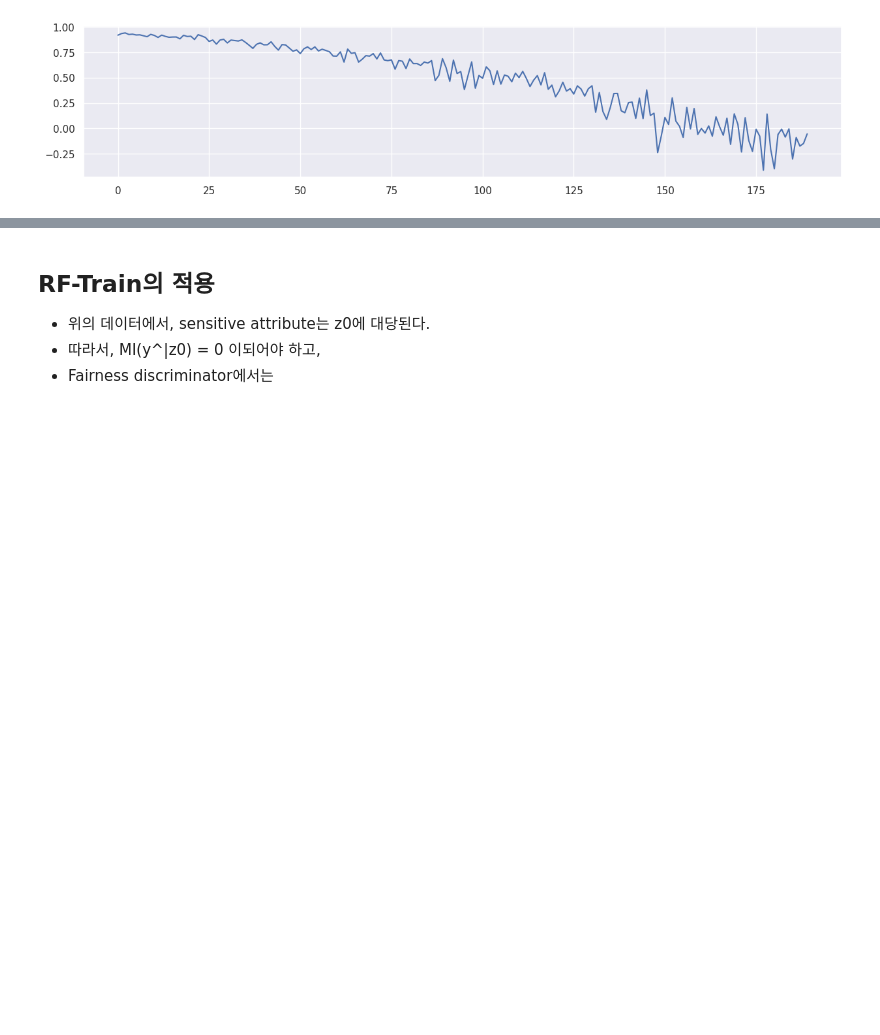
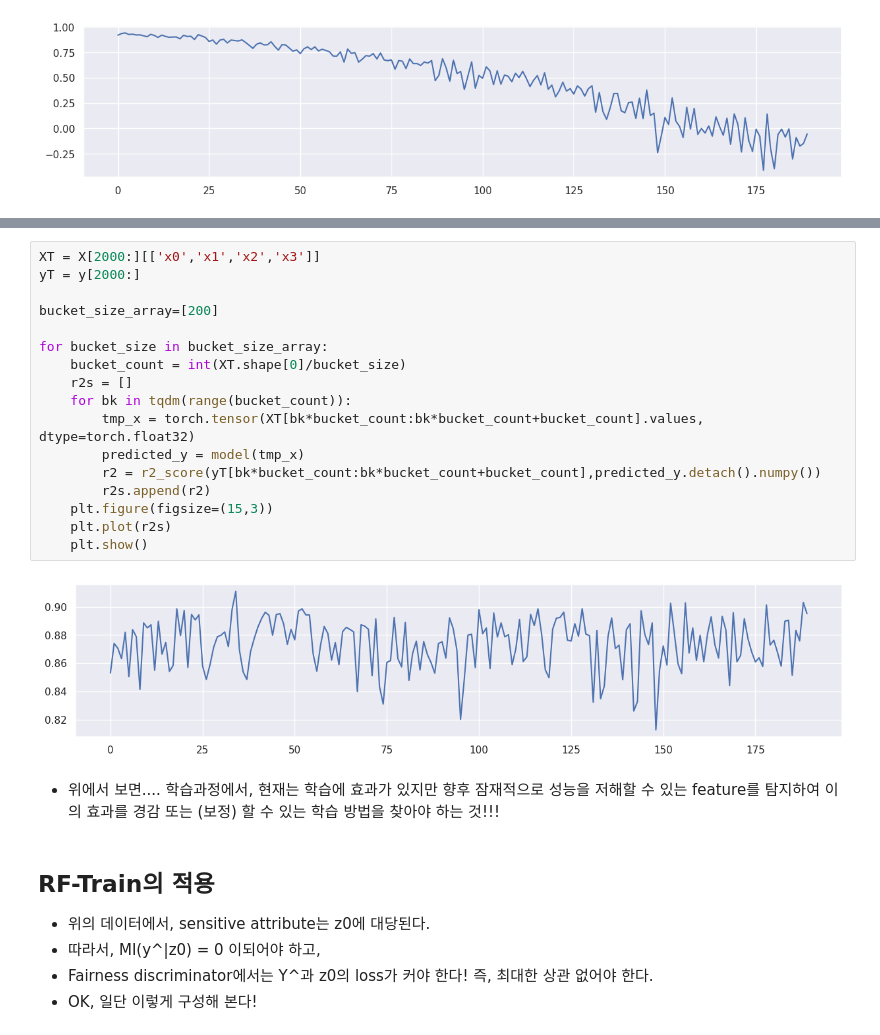
Before and after one commit to dolmani38/concept_drift, a Jupyter notebook: 230409.ipynb, the cells around one changed output, grey strips where cells are left out. Cells and saved outputs as stored; diff of their text form; blank space fills up the shorter version.

```diff
--- a/230409.ipynb
+++ b/230409.ipynb
@@ -360,6 +436,28 @@ for bucket_size in bucket_size_array:
+# %%
+XT = X[2000:][['x0','x1','x2','x3']]
+yT = y[2000:]
+
+bucket_size_array=[200]
+
+for bucket_size in bucket_size_array:
+    bucket_count = int(XT.shape[0]/bucket_size)
+    r2s = []
+    for bk in tqdm(range(bucket_count)):
+        tmp_x = torch.tensor(XT[bk*bucket_count:bk*bucket_count+bucket_count].values, dtype=torch.float32)
+        predicted_y = model(tmp_x)
+        r2 = r2_score(yT[bk*bucket_count:bk*bucket_count+bucket_count],predicted_y.detach().numpy())
+        r2s.append(r2)
+    plt.figure(figsize=(15,3))
+    plt.plot(r2s)
+    plt.show()
+# %% [output]
+[figure, added]
+# %% [markdown]
++ 위에서 보면.... 학습과정에서, 현재는 학습에 효과가 있지만 향후 잠재적으로 성능을 저해할 수 있는 feature를 탐지하여 이의 효과를 경감 또는 (보정) 할 수 있는 학습 방법을 찾아야 하는 것!!!
 # %% [markdown]
 ## RF-Train의 적용
 
 + 위의 데이터에서, sensitive attribute는 z0에 대당된다.
 + 따라서, MI(y^|z0) = 0 이되어야 하고,
-+ Fairness discriminator에서는
++ Fairness discriminator에서는  Y^과 z0의 loss가 커야 한다! 즉, 최대한 상관 없어야 한다.
++ OK, 일단 이렇게 구성해 본다!
```
Also changed, not shown: parts of 12 cells of this notebook.
